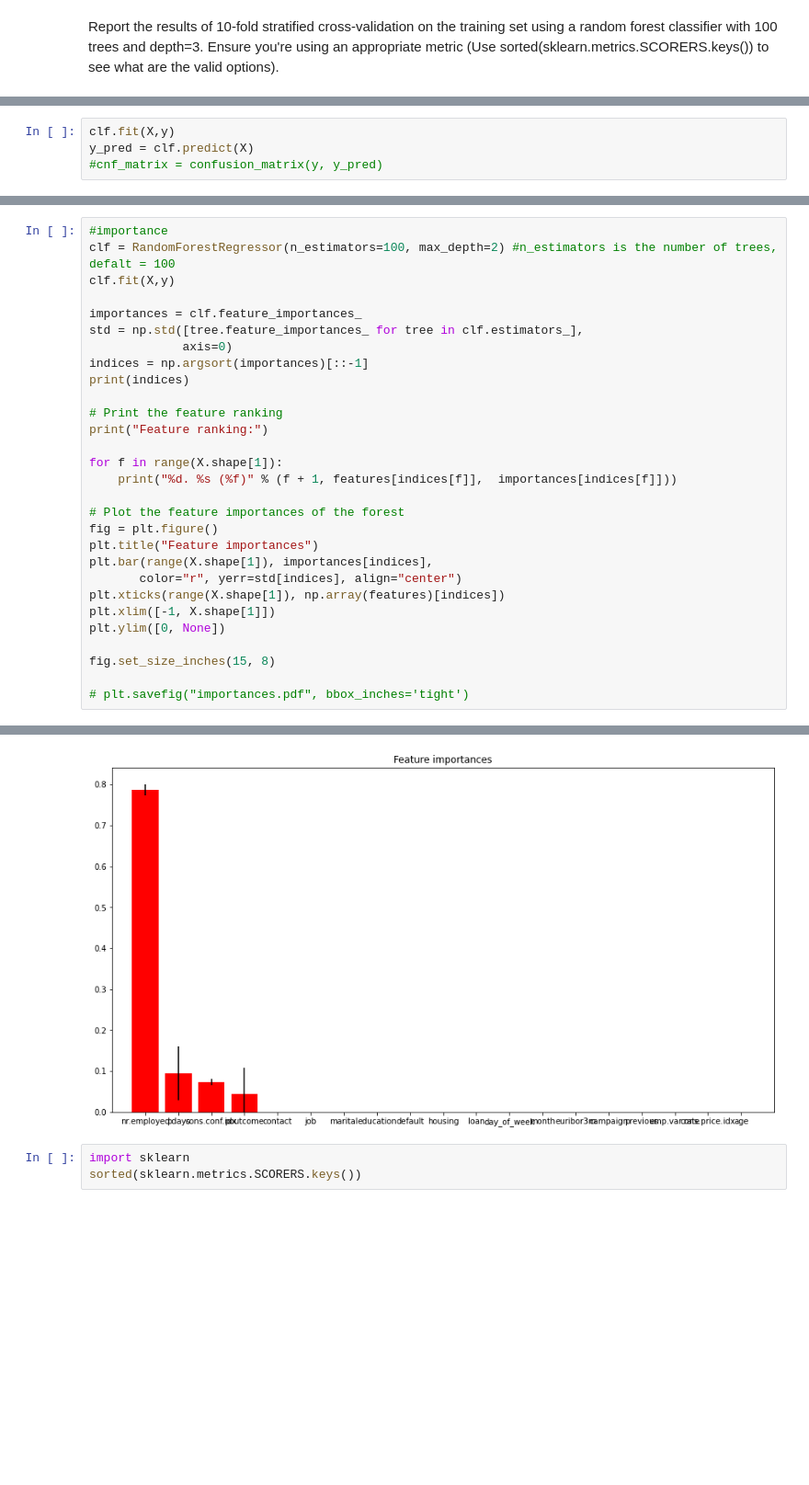
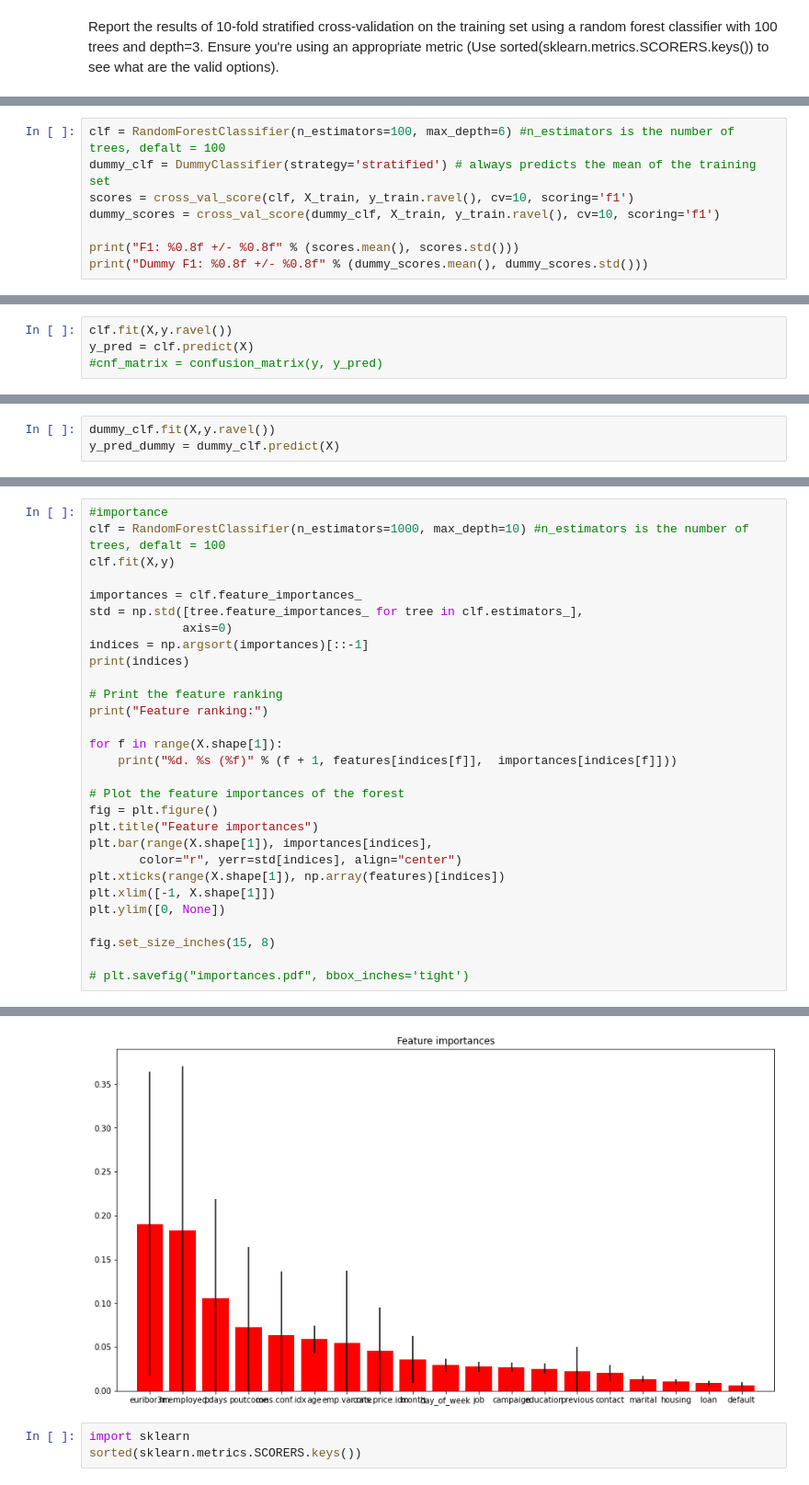
Before and after one commit to KilledByBugs/CE888_labs, a Jupyter notebook: bank_classification(lab3).ipynb, the cells around one changed output, grey strips where cells are left out. Shown: that part at 92% size. Drawn from its saved outputs; the diff is of its cells as text; blank space fills up the shorter version.

```diff
--- a/bank_classification(lab3).ipynb
+++ b/bank_classification(lab3).ipynb
@@ -111,0 +155,8 @@ ValueError: Unknown strategy type: stratified, expected one of ('mean', 'median'
+# %%
+clf = RandomForestClassifier(n_estimators=100, max_depth=6) #n_estimators is the number of trees, defalt = 100
+dummy_clf = DummyClassifier(strategy='stratified') # always predicts the mean of the training set
+scores = cross_val_score(clf, X_train, y_train.ravel(), cv=10, scoring='f1')
+dummy_scores = cross_val_score(dummy_clf, X_train, y_train.ravel(), cv=10, scoring='f1')
+
+print("F1: %0.8f +/- %0.8f" % (scores.mean(), scores.std()))
+print("Dummy F1: %0.8f +/- %0.8f" % (dummy_scores.mean(), dummy_scores.std()))
@@ -112,4 +166,4 @@ ValueError: Unknown strategy type: stratified, expected one of ('mean', 'median'
 # %%
-clf.fit(X,y)
+clf.fit(X,y.ravel())
 y_pred = clf.predict(X)
 #cnf_matrix = confusion_matrix(y, y_pred)
@@ -119,0 +196,3 @@ ValueError: ignored
+# %%
+dummy_clf.fit(X,y.ravel())
+y_pred_dummy = dummy_clf.predict(X)
@@ -120,6 +203,6 @@ ValueError: ignored
 # %%
 #importance
-clf = RandomForestRegressor(n_estimators=100, max_depth=2) #n_estimators is the number of trees, defalt = 100
+clf = RandomForestClassifier(n_estimators=1000, max_depth=10) #n_estimators is the number of trees, defalt = 100
 clf.fit(X,y)
 
 importances = clf.feature_importances_
@@ -167,4 +250,4 @@ Feature ranking:
-[figure, old version]
+[figure, new version]
 # %%
 import sklearn
 sorted(sklearn.metrics.SCORERS.keys())
```
Also changed, not shown: parts of 15 cells of this notebook.
